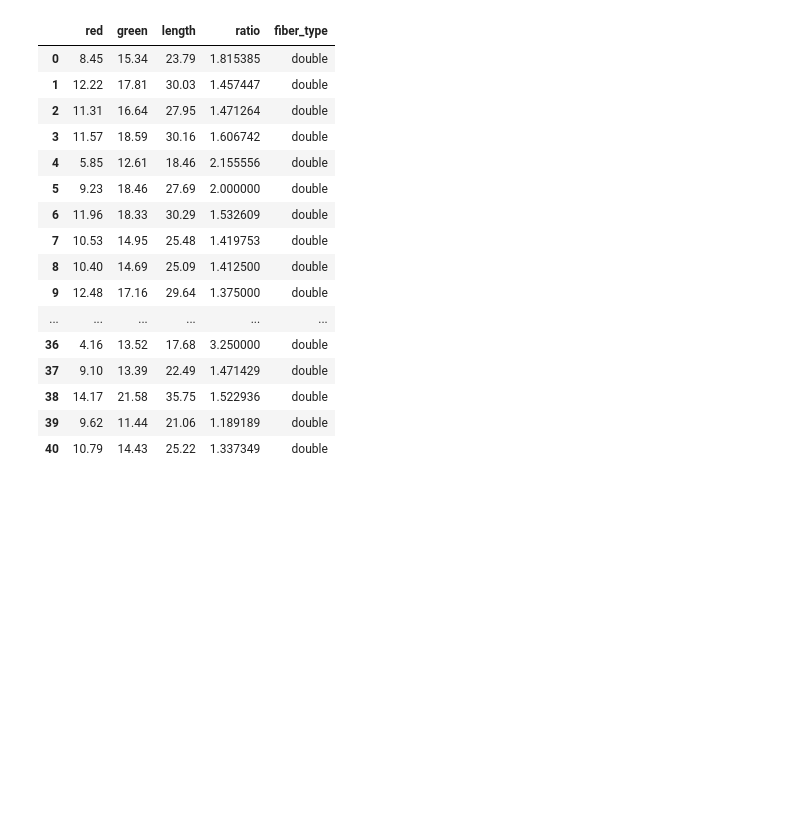
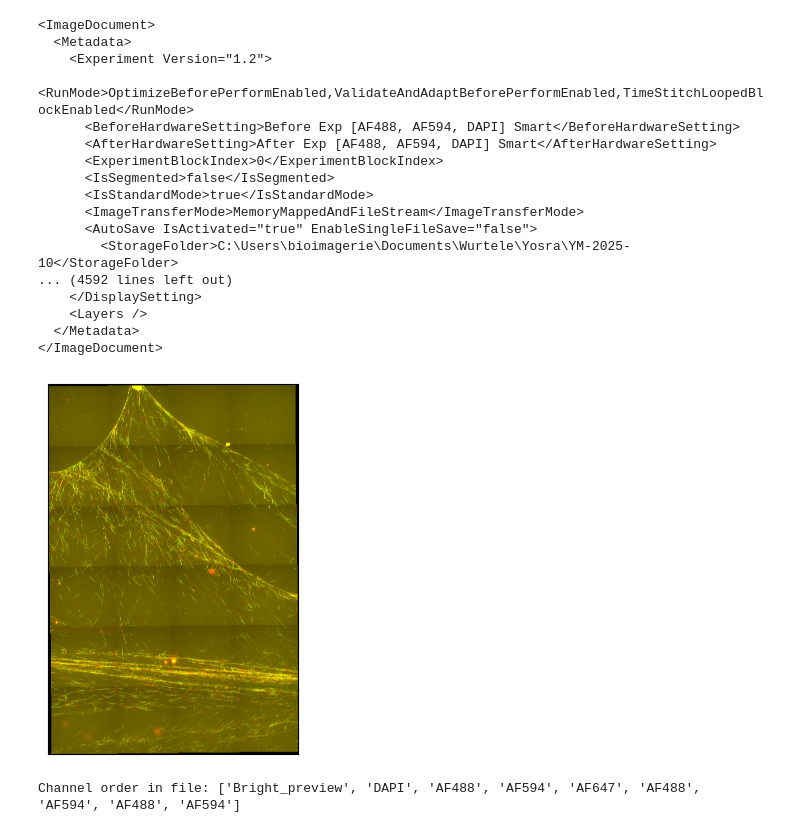
Before and after one commit to ClementPla/DeepFiberQ, a Jupyter notebook: demo/run.ipynb, the cells around one changed output. Saved outputs shown, nothing was run; the diff lists cells and outputs as text; code cells hidden in the pictures; blank space fills up the shorter version.

```diff
--- a/demo/run.ipynb
+++ b/demo/run.ipynb
@@ -8,32 +12,43 @@ from dnafiber.postprocess.core import refine_segmentation
 # %%
 ROOT_IMG = "PATH TO YOUR IMAGE FILE.CZI"  # or .TIFF # or .JPEG or .PNG
 ROOT_IMG = "c:/Users/cleme/OneDrive/Documents/postdoc/data/allkindoffibers/YM-2025-10_siNT-02.czi"
 pixel_size = 0.13 # Pixel size in micrometers
 device = "cuda"  # or "cpu"
 
-img = read_czi(ROOT_IMG)  # or read_tiff(ROOT_IMG)
-model = _get_model(MODELS_ZOO["SegFormer MiT-B4"]+ "_finetuned")
+img = read_czi(ROOT_IMG, True)  # or read_tiff(ROOT_IMG)
+# img = cv2.resize(img, (0, 0), fx=0.5, fy=0.5)  # Resize if needed
+# model = _get_model(MODELS_ZOO["SegFormer MiT-B4"]+ "_finetuned")
 
-predicted = infer(model, img, scale=pixel_size, device=device)
-# This may take a while depending on the size of the image and your GPU.
-refined = refine_segmentation(predicted)
-dataframe = format_results(refined, pixel_size=pixel_size)
-dataframe
+# predicted = infer(model, img, scale=pixel_size, device=device)
+# # This may take a while depending on the size of the image and your GPU.
+# refined = refine_segmentation(predicted)
+# dataframe = format_results(refined, pixel_size=pixel_size)
+# dataframe
+plt.imshow(img)
+# Remove xlabel, ylabel, margin, and ticks, grids
+plt.xlabel("")
+plt.ylabel("")
+plt.xticks([])
+plt.yticks([])
+plt.margins(0, 0)
+plt.grid(False)
+plt.show()
 # %% [output]
-|  | red | green | length | ratio | fiber_type |
-| 0 | 8.45 | 15.34 | 23.79 | 1.815385 | double |
-| 1 | 12.22 | 17.81 | 30.03 | 1.457447 | double |
-| 2 | 11.31 | 16.64 | 27.95 | 1.471264 | double |
-| 3 | 11.57 | 18.59 | 30.16 | 1.606742 | double |
-| 4 | 5.85 | 12.61 | 18.46 | 2.155556 | double |
-| 5 | 9.23 | 18.46 | 27.69 | 2.000000 | double |
-| 6 | 11.96 | 18.33 | 30.29 | 1.532609 | double |
-| 7 | 10.53 | 14.95 | 25.48 | 1.419753 | double |
-| 8 | 10.40 | 14.69 | 25.09 | 1.412500 | double |
-| 9 | 12.48 | 17.16 | 29.64 | 1.375000 | double |
-| ... | ... | ... | ... | ... | ... |
-| 36 | 4.16 | 13.52 | 17.68 | 3.250000 | double |
-| 37 | 9.10 | 13.39 | 22.49 | 1.471429 | double |
-| 38 | 14.17 | 21.58 | 35.75 | 1.522936 | double |
-| 39 | 9.62 | 11.44 | 21.06 | 1.189189 | double |
-| 40 | 10.79 | 14.43 | 25.22 | 1.337349 | double |
+<ImageDocument>
+  <Metadata>
+    <Experiment Version="1.2">
+      <RunMode>OptimizeBeforePerformEnabled,ValidateAndAdaptBeforePerformEnabled,TimeStitchLoopedBlockEnabled</RunMode>
+      <BeforeHardwareSetting>Before Exp [AF488, AF594, DAPI] Smart</BeforeHardwareSetting>
+      <AfterHardwareSetting>After Exp [AF488, AF594, DAPI] Smart</AfterHardwareSetting>
+      <ExperimentBlockIndex>0</ExperimentBlockIndex>
+      <IsSegmented>false</IsSegmented>
+      <IsStandardMode>true</IsStandardMode>
+      <ImageTransferMode>MemoryMappedAndFileStream</ImageTransferMode>
+      <AutoSave IsActivated="true" EnableSingleFileSave="false">
+        <StorageFolder>C:\Users\bioimagerie\Documents\Wurtele\Yosra\YM-2025-10</StorageFolder>
+... (4592 lines left out)
+    </DisplaySetting>
+    <Layers />
+  </Metadata>
+</ImageDocument>
+[figure, added]
@@ -41,0 +55,10 @@ dataframe.to_csv("results.csv", index=False)  # Save results to a CSV file
+# %%
+import xml.etree.ElementTree as ET
+from czifile import CziFile
+czi = CziFile(ROOT_IMG)
+root = ET.fromstring(czi.metadata())
+channels = root.findall(".//Channels/Channel")
+channel_names = [c.attrib["Name"] for c in channels]
+print("Channel order in file:", channel_names)
+# %% [output]
+Channel order in file: ['Bright_preview', 'DAPI', 'AF488', 'AF594', 'AF647', 'AF488', 'AF594', 'AF488', 'AF594']
```
Also changed, not shown: parts of 2 cells of this notebook, 8 other files.
